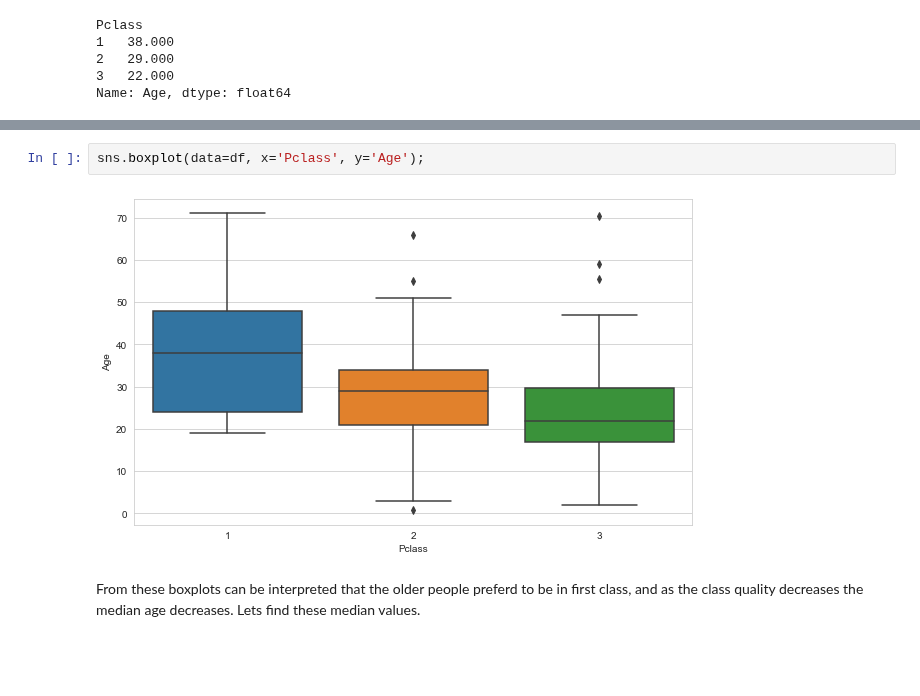
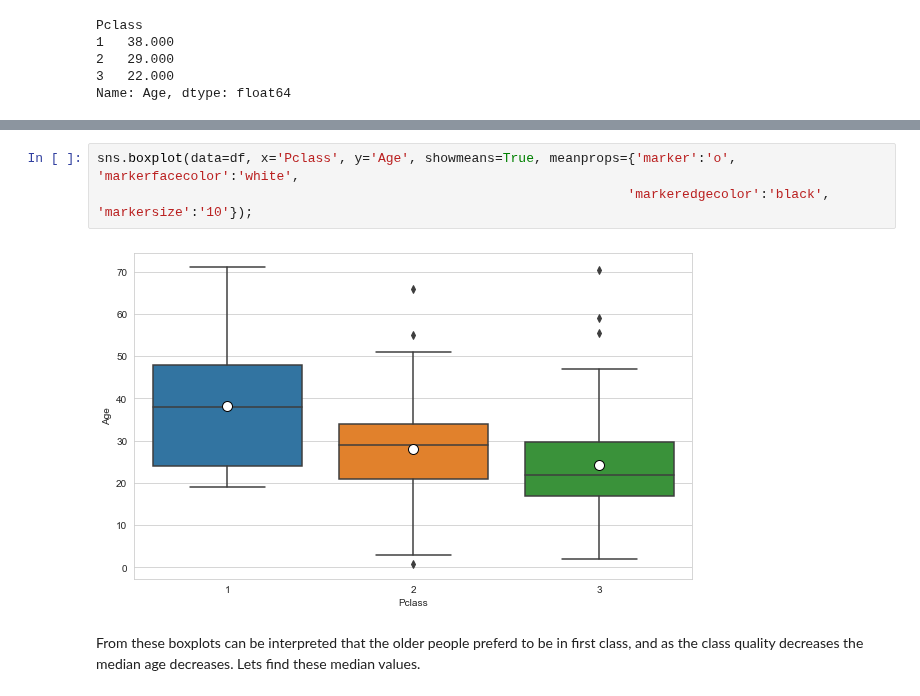
Before and after one commit to Bir01/02_DATA_SCIENCE_DATA_ANALYTICS_MODULE, a Jupyter notebook: 3- Classes_Labs/2. DAwPY/DAwPy_S12_(Recap_EDA_on_Titanic_Dataset).ipynb, the cells around one changed output, grey strips where cells are left out. Cells and saved outputs as stored; diff of their text form; blank space fills up the shorter version.

```diff
--- a/3- Classes_Labs/2. DAwPY/DAwPy_S12_(Recap_EDA_on_Titanic_Dataset).ipynb
+++ b/3- Classes_Labs/2. DAwPY/DAwPy_S12_(Recap_EDA_on_Titanic_Dataset).ipynb
@@ -307,7 +311,8 @@ Name: Age, dtype: float64
 # %%
-sns.boxplot(data=df, x='Pclass', y='Age');
+sns.boxplot(data=df, x='Pclass', y='Age', showmeans=True, meanprops={'marker':'o', 'markerfacecolor':'white',
+                                                                    'markeredgecolor':'black', 'markersize':'10'});
 # %% [output]
-[figure, old version]
+[figure, new version]
 # %% [markdown]
 From these boxplots can be interpreted that the older people preferd to be in first class, and as the class quality decreases the median age decreases. Lets find these median values.
 # %%
```
Also changed, not shown: parts of 23 cells of this notebook.
